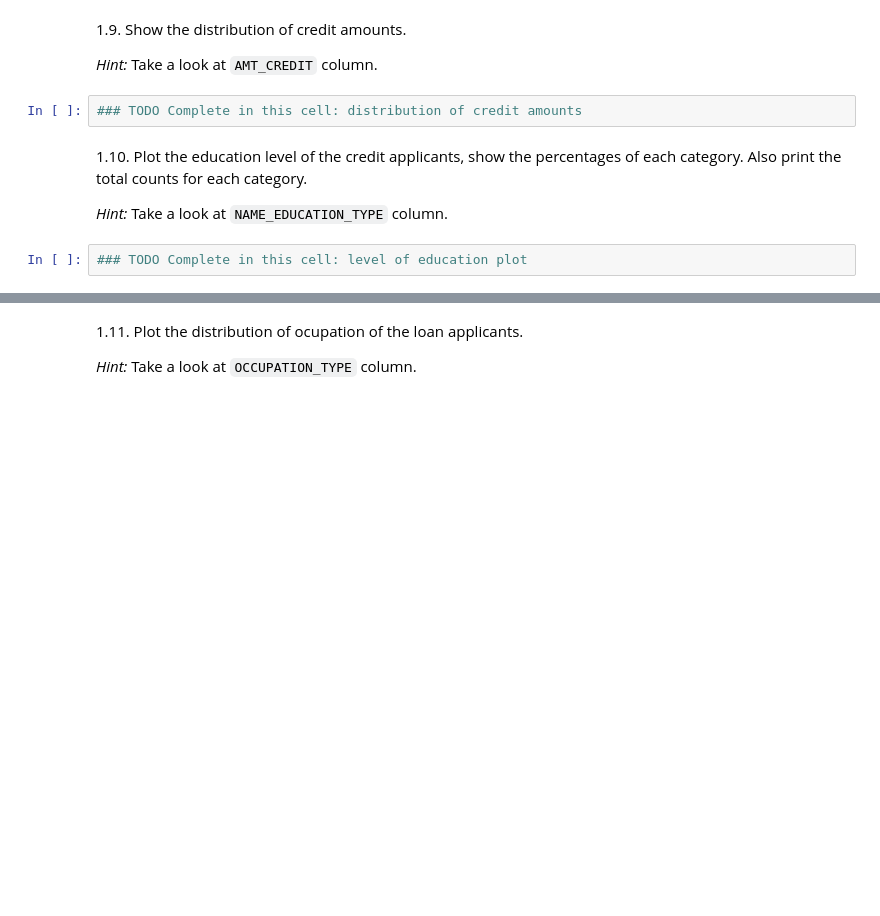
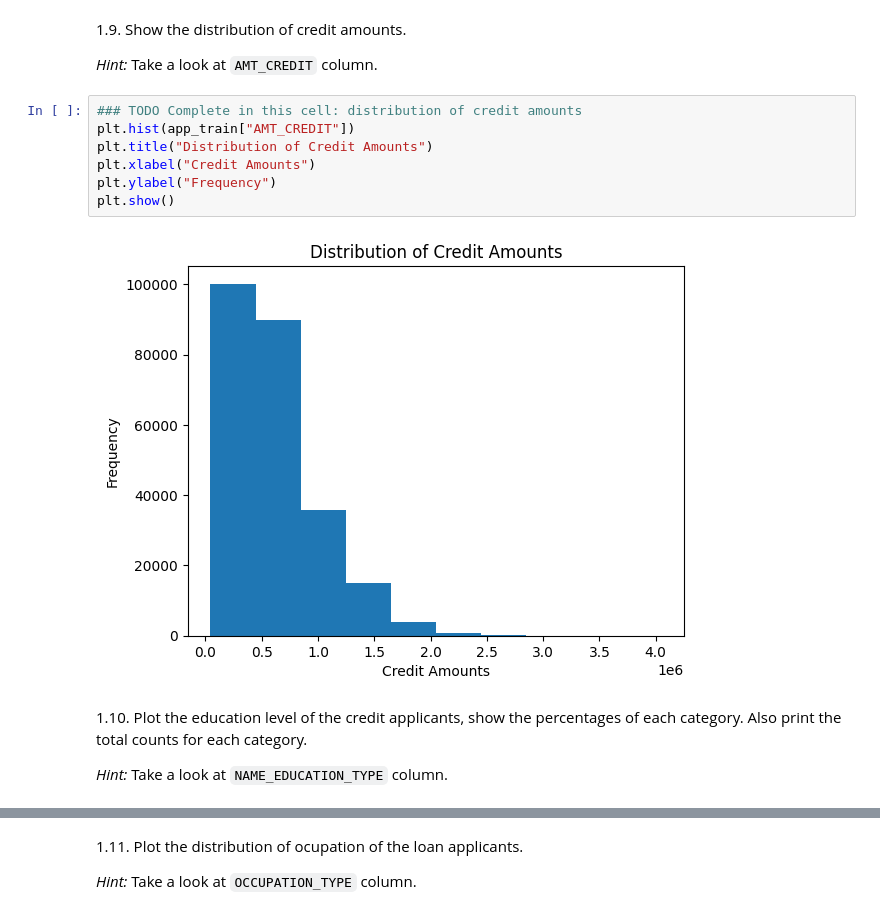
Before and after one commit to RicardoFW11/sprint_project_two, a Jupyter notebook: AnyoneAI - Sprint Project 02.ipynb, the cells around one changed output, grey strips where cells are left out. Cells and saved outputs as stored; diff of their text form; blank space fills up the shorter version.

```diff
--- a/AnyoneAI - Sprint Project 02.ipynb
+++ b/AnyoneAI - Sprint Project 02.ipynb
@@ -247,9 +238,14 @@ missing_data.sort_values("Percent", ascending=False).head(20)
 *Hint:* Take a look at `AMT_CREDIT` column.
 # %%
 ### TODO Complete in this cell: distribution of credit amounts
+plt.hist(app_train["AMT_CREDIT"])
+plt.title("Distribution of Credit Amounts")
+plt.xlabel("Credit Amounts")
+plt.ylabel("Frequency")
+plt.show()
+# %% [output]
+[figure, added]
 # %% [markdown]
 1.10. Plot the education level of the credit applicants, show the percentages of each category. Also print the total counts for each category.
 
 *Hint:* Take a look at `NAME_EDUCATION_TYPE` column.
-# %%
-### TODO Complete in this cell: level of education plot
```
Also changed, not shown: parts of 8 cells of this notebook.
